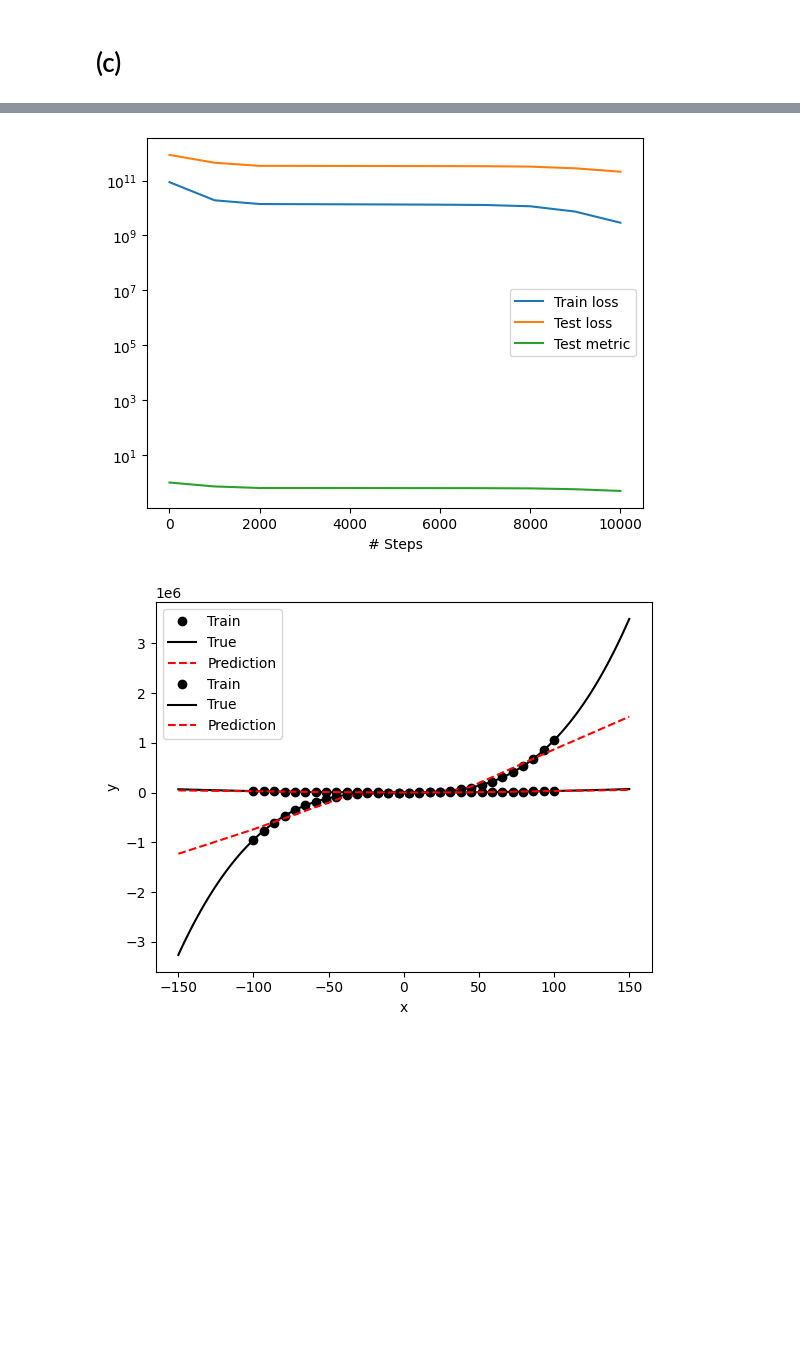
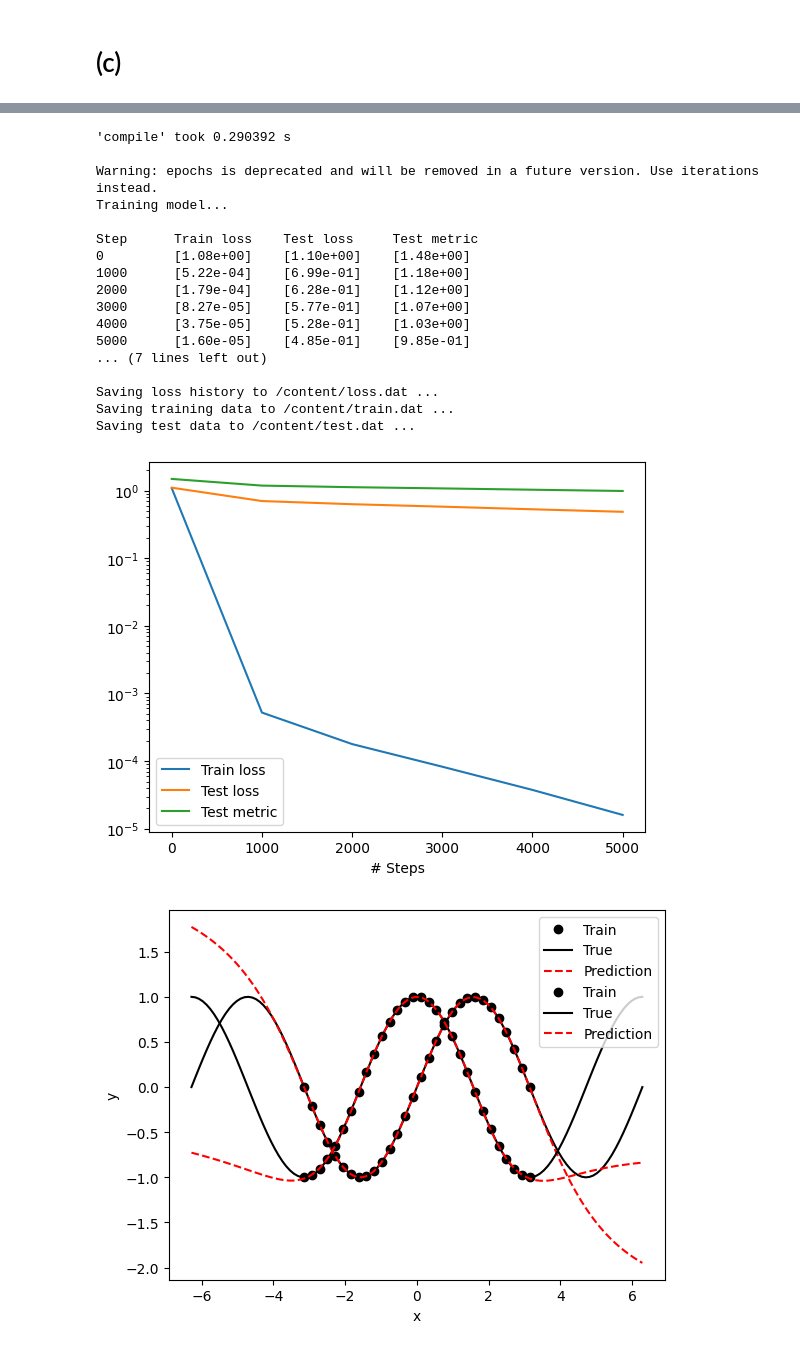
Before and after one commit to LuigiElo/DL-PINNs, a Jupyter notebook: mainJacob.ipynb, the cells around one changed output, grey strips where cells are left out. Cells and saved outputs as stored; diff of their text form; code cells hidden in the pictures; blank space fills up the shorter version.

```diff
--- a/mainJacob.ipynb
+++ b/mainJacob.ipynb
@@ -262,14 +223,10 @@ plt.show()
 # %%
-a = 1
-b = 5
-c = 1
-X  = np.linspace(-100,100,n)
-y  = [a*X**3 + b*X**2 + c*X, 3*a*X**2 + 2*b*X + c]
-#y = np.sin(X)
+n = 30
+X  = np.linspace(-np.pi,np.pi,n)
+y  = [np.sin(X),np.cos(X)]
 
-Xtest  = np.linspace(-150,150,4*n)
-ytest  = [a*Xtest**3 + b*Xtest**2 + c*Xtest, 3*a*Xtest**2 + 2*b*Xtest + c]
-#ytest = np.sin(X)
+Xtest  = np.linspace(-2*np.pi,2*np.pi,4*n)
+ytest  = [np.sin(Xtest),np.cos(Xtest)]
 
 # reshaping output training data
 y1 = np.asmatrix(y[0]).transpose()
@@ -285,7 +242,7 @@ ytestnew = np.asarray(ytestnew)
 
 
 # function approximation, test outside parameter domain
-data2 = dde.data.DataSet(
+data1Dg = dde.data.DataSet(
     X_train=np.reshape(X, (-1, 1)),
     y_train=ynew,
     X_test=np.reshape(Xtest, (-1, 1)),
@@ -295,13 +252,13 @@ data2 = dde.data.DataSet(
 )
 
 layer_size = [1] + [20] * 3 + [2]
-activation = "relu"
+activation = "tanh"
 initializer = "Glorot normal"
 net = dde.maps.FNN(layer_size, activation, initializer)
 
-model = dde.Model(data2, net)
+model = dde.Model(data1Dg, net)
 model.compile("adam", lr = 0.001, metrics=["l2 relative error"])
-losshistory, train_state = model.train(epochs=10000)
+losshistory, train_state = model.train(epochs=5000)
 
 dde.saveplot(losshistory, train_state, issave=True, isplot=True)
 # %% [output]
@@ -325,2 +268,19 @@ Saving test data to /content/test.dat ...
+'compile' took 0.290392 s
+
+Warning: epochs is deprecated and will be removed in a future version. Use iterations instead.
+Training model...
+
+Step      Train loss    Test loss     Test metric
+0         [1.08e+00]    [1.10e+00]    [1.48e+00]
+1000      [5.22e-04]    [6.99e-01]    [1.18e+00]
+2000      [1.79e-04]    [6.28e-01]    [1.12e+00]
+3000      [8.27e-05]    [5.77e-01]    [1.07e+00]
+4000      [3.75e-05]    [5.28e-01]    [1.03e+00]
+5000      [1.60e-05]    [4.85e-01]    [9.85e-01]
+... (7 lines left out)
+
+Saving loss history to /content/loss.dat ...
+Saving training data to /content/train.dat ...
+Saving test data to /content/test.dat ...
-[figure, old version]
+[figure, new version]
-[figure, old version]
+[figure, new version]
```
Also changed, not shown: parts of 11 cells of this notebook.
